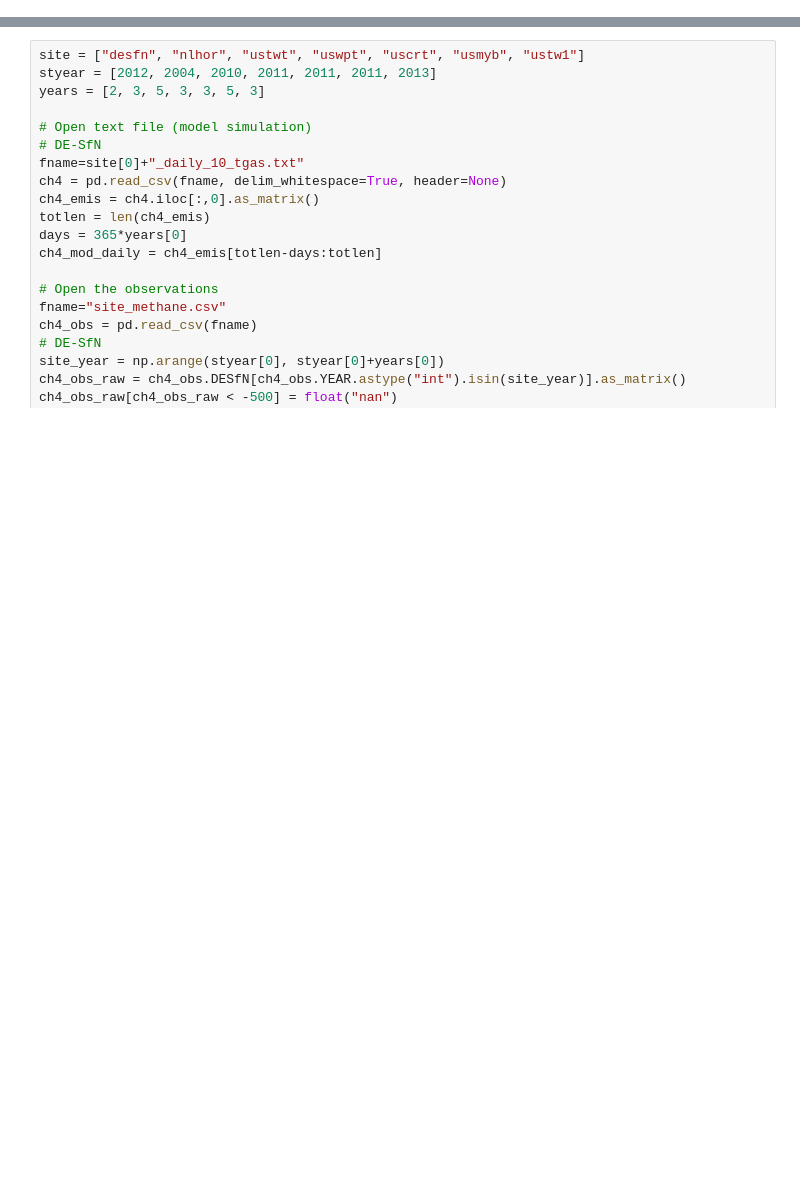
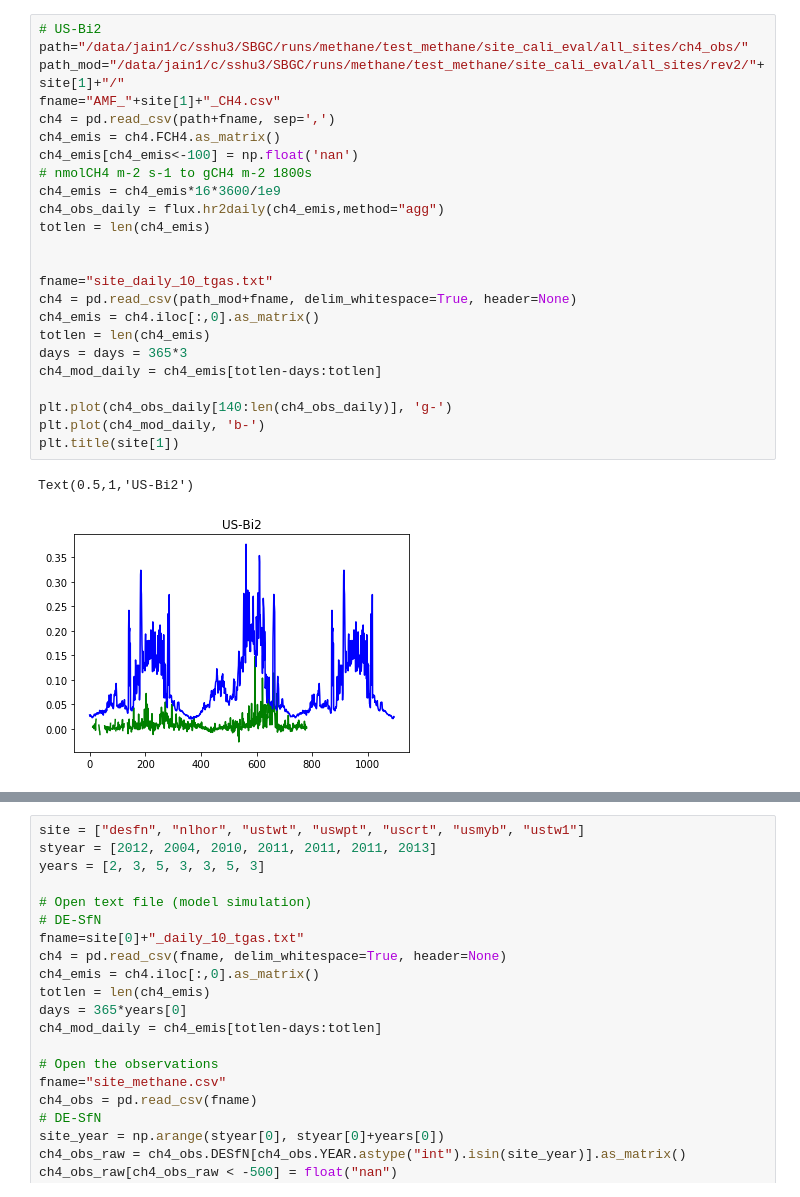
Before and after one commit to goose888/SBGC, a Jupyter notebook: data/CONUS_CH4/CH4_site_plot.ipynb, the cells around one changed output, grey strips where cells are left out. Saved outputs shown, nothing was run; the diff lists cells and outputs as text; blank space fills up the shorter version.

```diff
--- a/data/CONUS_CH4/CH4_site_plot.ipynb
+++ b/data/CONUS_CH4/CH4_site_plot.ipynb
@@ -12,0 +53,27 @@ import Fluxtools as flux
+# %%
+# US-Bi2
+path="/data/jain1/c/sshu3/SBGC/runs/methane/test_methane/site_cali_eval/all_sites/ch4_obs/"
+path_mod="/data/jain1/c/sshu3/SBGC/runs/methane/test_methane/site_cali_eval/all_sites/rev2/"+site[1]+"/"
+fname="AMF_"+site[1]+"_CH4.csv"
+ch4 = pd.read_csv(path+fname, sep=',')
+ch4_emis = ch4.FCH4.as_matrix()
+ch4_emis[ch4_emis<-100] = np.float('nan')
+# nmolCH4 m-2 s-1 to gCH4 m-2 1800s
+ch4_emis = ch4_emis*16*3600/1e9
+ch4_obs_daily = flux.hr2daily(ch4_emis,method="agg")
+totlen = len(ch4_emis)
+
+
+fname="site_daily_10_tgas.txt"
+ch4 = pd.read_csv(path_mod+fname, delim_whitespace=True, header=None)
+ch4_emis = ch4.iloc[:,0].as_matrix()
+totlen = len(ch4_emis)
+days = days = 365*3
+ch4_mod_daily = ch4_emis[totlen-days:totlen]
+
+plt.plot(ch4_obs_daily[140:len(ch4_obs_daily)], 'g-')
+plt.plot(ch4_mod_daily, 'b-')
+plt.title(site[1])
+# %% [output]
+Text(0.5,1,'US-Bi2')
+[figure, added]
```
Also changed, not shown: parts of 43 cells of this notebook, 35 other files.
